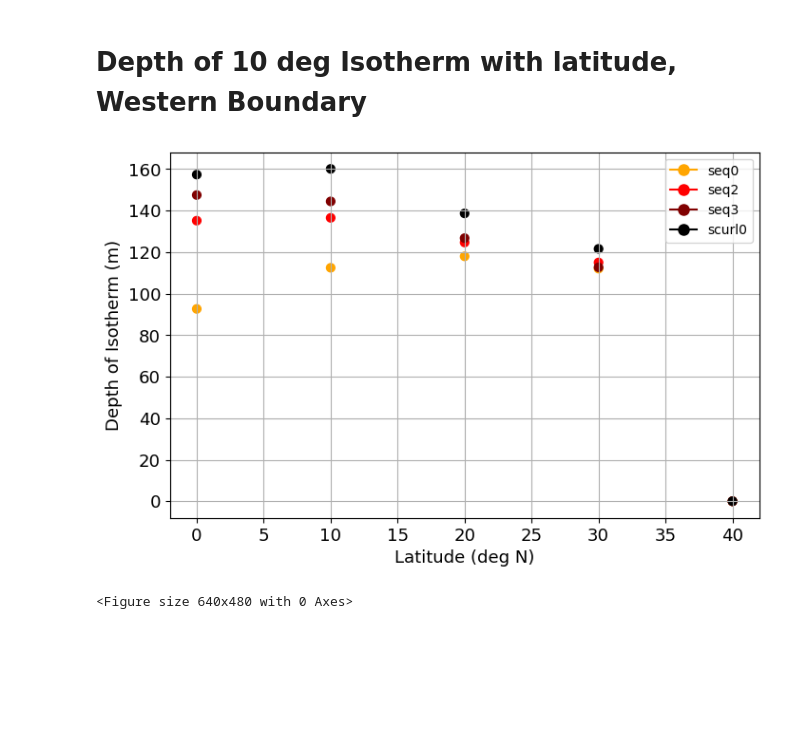
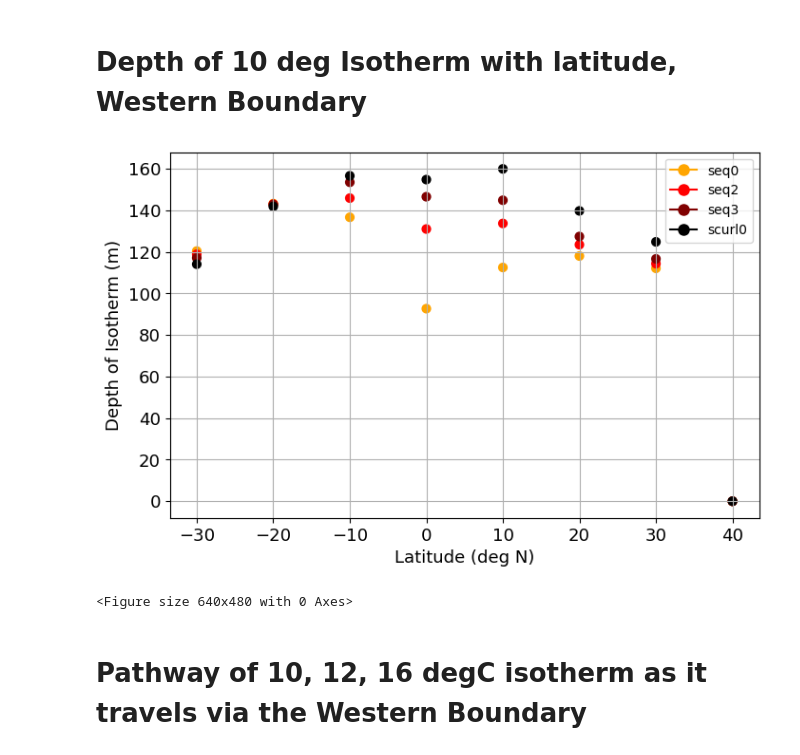
Before and after one commit to Sanjanaa-19/Equatorial_wind, a Jupyter notebook: Depth_of_temp.ipynb, the cells around one changed output. Cells and saved outputs as stored; diff of their text form; code cells hidden in the pictures; blank space fills up the shorter version.

Commit message:
Code to generate the plots using a more concise format of the files

```diff
--- a/Depth_of_temp.ipynb
+++ b/Depth_of_temp.ipynb
@@ -7,14 +8,12 @@ from xgcm import Grid
 # %%
-ds_seq2_cont = xr.open_dataset("/media/sanjana/T7 Shield/Vortex/executable/seq2/cont__4208_045.nc", decode_times=False)
-ds_seq2_contnew = xr.open_dataset("/media/sanjana/T7 Shield/Vortex/executable/seq2_new/cont__4911_274.nc", decode_times=False)
-ds_seq3_cont = xr.open_dataset("/media/sanjana/T7 Shield/Vortex/executable/seq3/cont__5607_060.nc", decode_times=False)
-ds_seq0_cont = xr.open_dataset("/media/sanjana/T7 Shield/Vortex/executable/seq0/cont__5308_170.nc", decode_times=False)
-ds_scurl0_cont = xr.open_dataset("/media/sanjana/T7 Shield/Vortex/executable/seq4/cont__5607_060.nc", decode_times=False)
-
-ds_eq2_cont = xr.open_dataset("/media/sanjana/T7 Shield/Vortex/executable/eq2/cont__4303_021.nc", decode_times=False)
-ds_eq3_cont = xr.open_dataset("/media/sanjana/T7 Shield/Vortex/executable/eq3/cont__3208_295.nc", decode_times=False)
-ds_eq0_cont = xr.open_dataset("/media/sanjana/T7 Shield/Vortex/executable/eq0/cont__3023_341.nc", decode_times=False)
-ds_curl0_cont = xr.open_dataset("/media/sanjana/T7 Shield/Vortex/executable/eq4/new/cont__4208_045.nc", decode_times=False)
+ds_seq0_cont=xr.open_dataset('seq0.nc')
+ds_seq2_cont=xr.open_dataset('seq2.nc')
+ds_seq3_cont=xr.open_dataset('seq3.nc')
+ds_scurl0_cont=xr.open_dataset('scurl0.nc')
+ds_eq0_cont=xr.open_dataset('eq0.nc')
+ds_eq2_cont=xr.open_dataset('eq2.nc')
+ds_eq3_cont=xr.open_dataset('eq3.nc')
+ds_curl0_cont=xr.open_dataset('curl0.nc')
 # %%
 def diff(target,ds_1):
     cumval1 = np.zeros((140,80))
@@ -122,9 +140,21 @@ plt.show()
 # %% [markdown]
 # Depth of 10 deg Isotherm with latitude, Western Boundary
 # %%
-a = np.array([0,0,0,0,10,10,10,10,20,20,20,20,30,30,30,30,40,40,40,40])
+a = np.array([-30,-30,-30,-30,-20,-20,-20,-20,-10,-10,-10,-10,0,0,0,0,10,10,10,10,20,20,20,20,30,30,30,30,40,40,40,40])
 
 hro_values = [
+    seq0_10.isel(xh=1, yh=40).item(),
+    seq2n_10.isel(xh=1, yh=40).item(),
+    seq3_10.isel(xh=1, yh=40).item(),
+    scurl0_10.isel(xh=1, yh=40).item(),
+    seq0_10.isel(xh=1, yh=50).item(),
+    seq2n_10.isel(xh=1, yh=50).item(),
+    seq3_10.isel(xh=1, yh=50).item(),
+    scurl0_10.isel(xh=1, yh=50).item(),
+    seq0_10.isel(xh=1, yh=60).item(),
+    seq2n_10.isel(xh=1, yh=60).item(),
+    seq3_10.isel(xh=1, yh=60).item(),
+    scurl0_10.isel(xh=1, yh=60).item(),
     seq0_10.isel(xh=1, yh=70).item(),
     seq2n_10.isel(xh=1, yh=70).item(),
     seq3_10.isel(xh=1, yh=70).item(),
@@ -145,38 +175,39 @@ hro_values = [
     seq2n_10.isel(xh=1, yh=110).item(),
     seq3_10.isel(xh=1, yh=110).item(),
     scurl0_10.isel(xh=1, yh=110).item(),
 ]
 
 m=8
 legend_eq0 = matplotlib.lines.Line2D([], [], marker='o', color='orange', label='seq0', markersize=m)
 legend_eq2 = matplotlib.lines.Line2D([], [], marker='o', color='red', label='seq2', markersize=m)
 legend_eq3 = matplotlib.lines.Line2D([], [], marker='o', color='maroon', label='seq3', markersize=m)
 legend_no_curl = matplotlib.lines.Line2D([], [], marker='o', color='black', label='scurl0', markersize=m)
 
 
 colors = []
 for i in range(len(hro_values)):
     if i % 4 == 0:
-        colors.append('orange')  # Color for indices 0, 4, 8, 12 (eq0)
+        colors.append('orange')
     elif i % 4 == 1:
-        colors.append('red')      # Color for indices 1, 5, 9, 13 (eq2)
+        colors.append('red')
     elif i % 4 == 2:
-        colors.append('maroon')       # Color for indices 2, 6, 10, 14 (eq3)
+        colors.append('maroon')
     else:
-        colors.append('black')         # Color for the rest (no curl)
+        colors.append('black')
 
 
 plt.figure(figsize=(8, 5))
 plt.scatter(a, hro_values, c=colors, s=40)
 plt.legend(handles=[legend_eq0, legend_eq2, legend_eq3, legend_no_curl])
 
 plt.grid(True)
 plt.tick_params(axis='both',labelsize=13)
 plt.xlabel("Latitude (deg N)", fontsize=13)
 plt.ylabel("Depth of Isotherm (m)", fontsize=13)
 plt.show()
-plt.savefig('isotherm.png')
 # %% [output]
-[figure, old version]
+[figure, new version]
 <Figure size 640x480 with 0 Axes>
+# %% [markdown]
+# Pathway of 10, 12, 16 degC isotherm as it travels via the Western Boundary
 # %%
```
Also changed, not shown: parts of 9 cells of this notebook, 17 other files.
